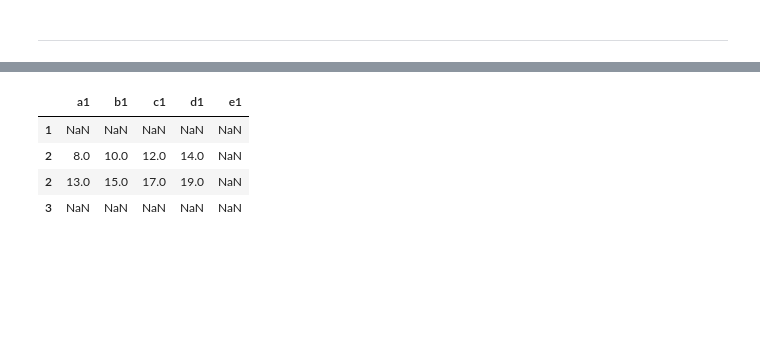
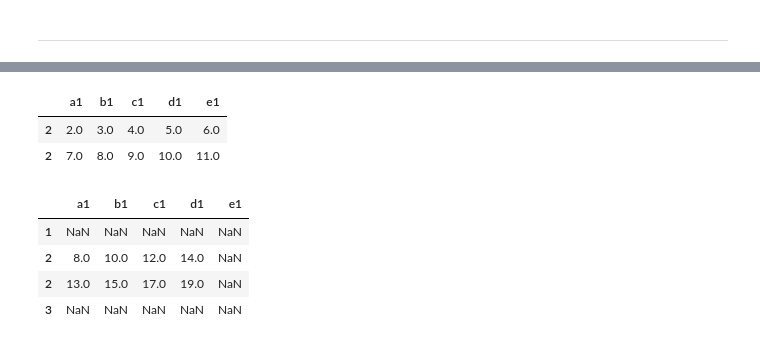
Before and after one commit to AindreaAjax/ML_Introduction, a Jupyter notebook: Pandas/04_DataFrames.ipynb, the cells around one changed output, grey strips where cells are left out. Saved outputs shown, nothing was run; the diff lists cells and outputs as text; code cells hidden in the pictures; blank space fills up the shorter version.

```diff
--- a/Pandas/04_DataFrames.ipynb
+++ b/Pandas/04_DataFrames.ipynb
@@ -200 +209,7 @@ s2 = pd.DataFrame(
+# %%
+df2
+# %% [output]
+|  | a1 | b1 | c1 | d1 | e1 |
+| 2 | 2.0 | 3.0 | 4.0 | 5.0 | 6.0 |
+| 2 | 7.0 | 8.0 | 9.0 | 10.0 | 11.0 |
 # %%
```
Also changed, not shown: parts of 140 cells of this notebook.
